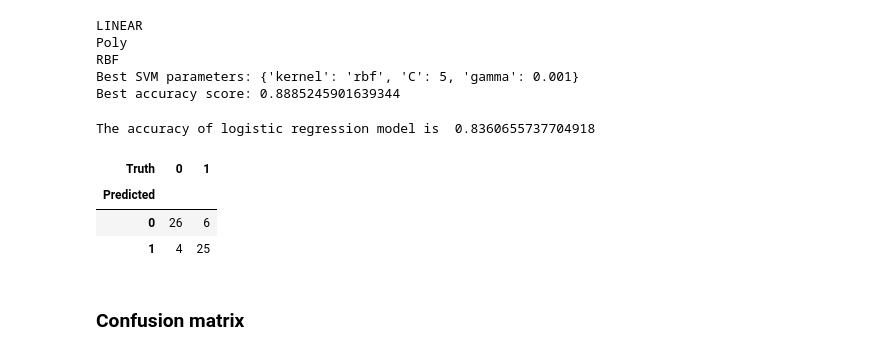
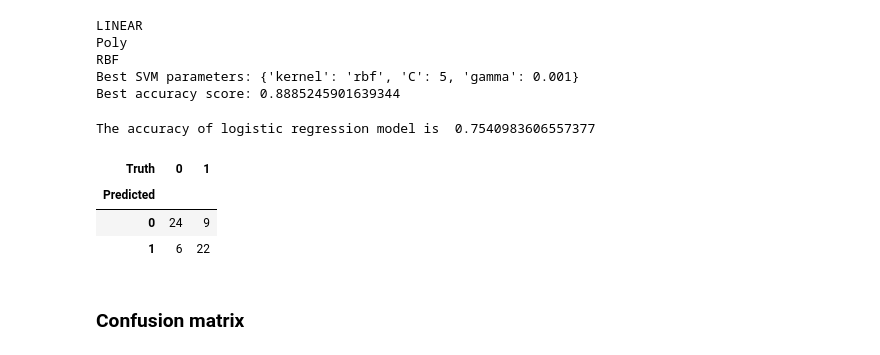
Before and after one commit to soumya-khanna/Wildfire-Prediction-Model, a Jupyter notebook: model.ipynb, the cells around one changed output. Saved outputs shown, nothing was run; the diff lists cells and outputs as text; code cells hidden in the pictures.

Commit message:
Fixed model prediction for SVM

```diff
--- a/model.ipynb
+++ b/model.ipynb
@@ -696,29 +696,29 @@ Best accuracy score: 0.8885245901639344
 # %%
 # Using our best Accuracy score for SVM, we will build out the SVM with our non-bootstrapped data
 scaler = StandardScaler()
 target_var = 'Y-Value'
 X = num_stats_df.drop(columns=['Y-Value', 'Fire Name', 'Condition'])
 y = num_stats_df[target_var]
 X_train, X_test, y_train, y_test = train_test_split(X, y, test_size=0.2, shuffle=True, random_state=101)
 X_train_scaled = scaler.fit_transform(X_train)
 X_test_scaled = scaler.transform(X_test)
 
 # Fit the model
 model = SVC(kernel='rbf', C=5, gamma=0.001)
 model.fit(X_train, y_train)
 predict = model.predict(X_test)
 
 # Calculate accuracy
-acc = metrics.accuracy_score(prediction,y_test)
+acc = metrics.accuracy_score(predict,y_test)
 print('The accuracy of logistic regression model is ', acc)
 
-confusion_table(prediction, y_test)
+confusion_table(predict, y_test)
 # %% [output]
-The accuracy of logistic regression model is  0.8360655737704918
+The accuracy of logistic regression model is  0.7540983606557377
 | Truth | 0 | 1 |
 | Predicted |  |  |
-| 0 | 26 | 6 |
-| 1 | 4 | 25 |
+| 0 | 24 | 9 |
+| 1 | 6 | 22 |
 # %% [markdown]
 ### Confusion matrix
 # %%
```
